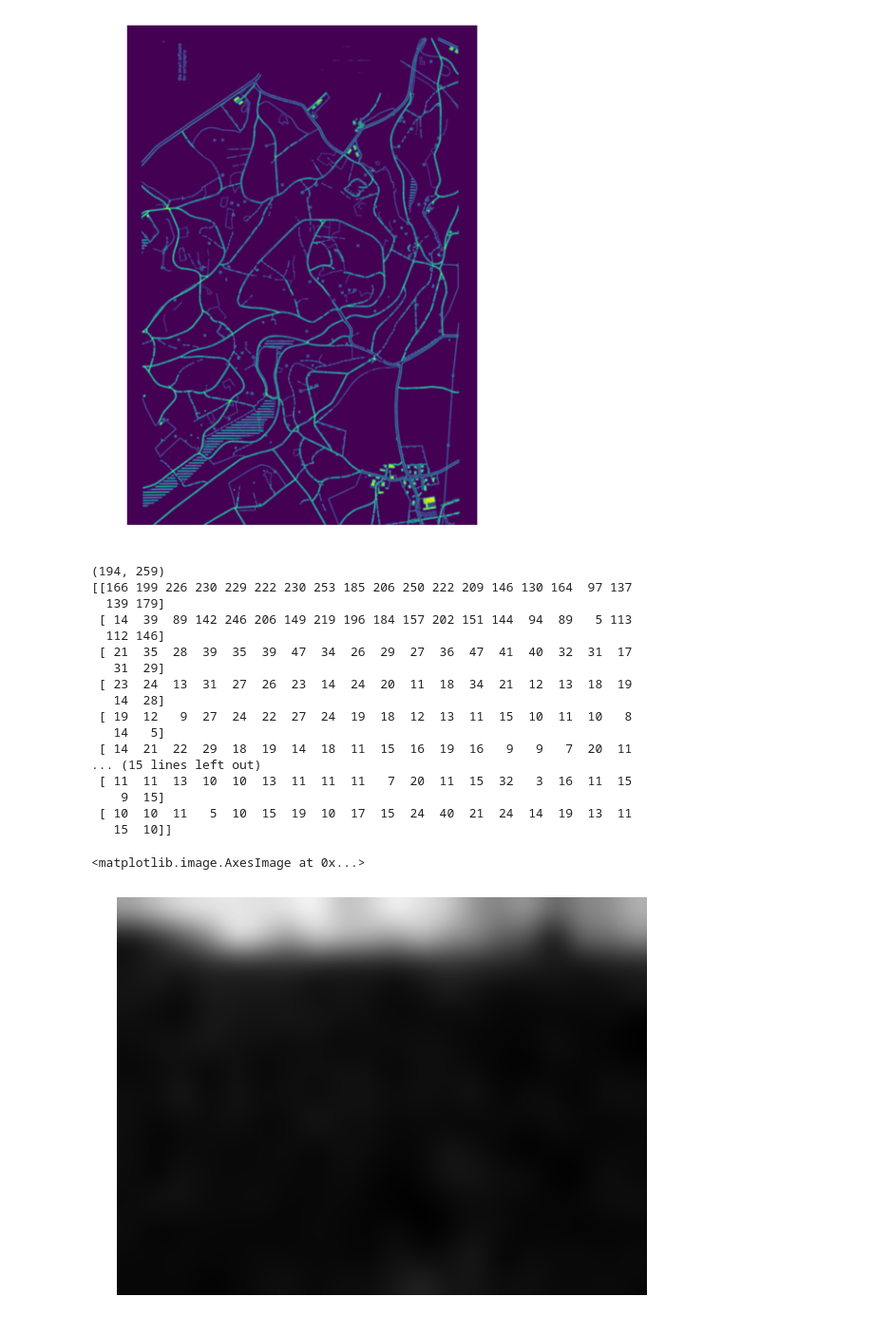
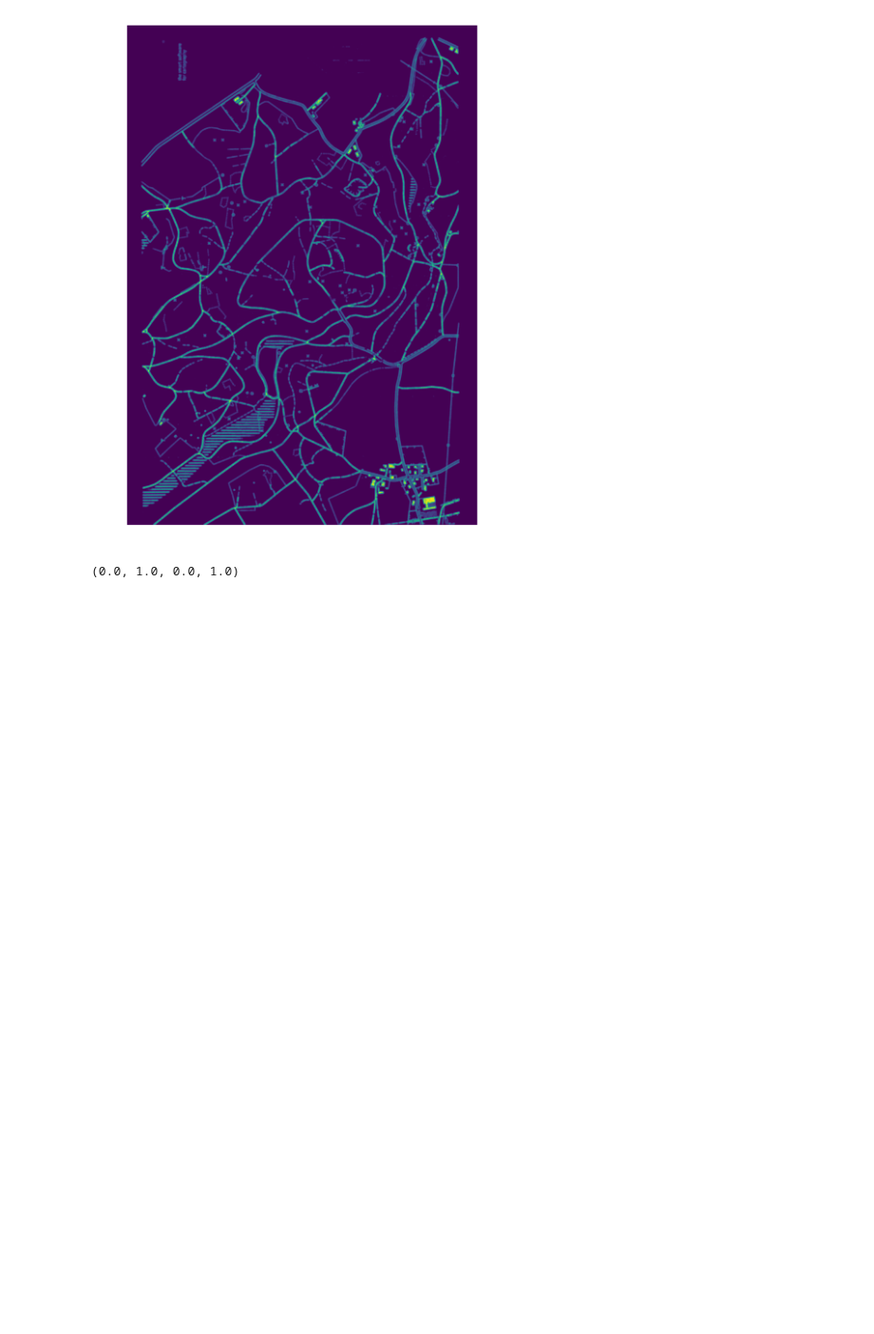
Before and after one commit to flavian112/olto3d, a Jupyter notebook: src/mapDigitalisation.ipynb, the cells around one changed output. Shown at 95% size. Saved outputs shown, nothing was run; the diff lists cells and outputs as text; code cells hidden in the pictures; blank space fills up the shorter version.

```diff
--- a/src/mapDigitalisation.ipynb
+++ b/src/mapDigitalisation.ipynb
@@ -123,38 +126,21 @@ plt.imshow(mask, interpolation="bicubic")
 <matplotlib.image.AxesImage at 0x...>
 [figure]
 # %%
-sd =  "ressources/maps/IMG_0183.jpg"
+sd = "ressources/maps/map1.jpg"
 im = src.filesystem.readImg(sd)
 im = cv2.cvtColor(im, cv2.COLOR_BGR2GRAY)
 
 
 im = cv2.resize(im,(0, 0), fx=0.1, fy =0.1)
-print(im.shape)
+#print(im.shape)
 
 im = im[150:165, 130:150]
 
-print(im)
+#print(im)
 cv2.imwrite("ressources/maps/IMG_0183_crop.jpg", im)
 plt.figure(figsize=[10,10])
 plt.axis('off')
-plt.imshow(im, interpolation="bicubic", cmap='gray')
+#plt.imshow(im, interpolation="bicubic", cmap='gray')
 # %% [output]
-(194, 259)
-[[166 199 226 230 229 222 230 253 185 206 250 222 209 146 130 164  97 137
-  139 179]
- [ 14  39  89 142 246 206 149 219 196 184 157 202 151 144  94  89   5 113
-  112 146]
- [ 21  35  28  39  35  39  47  34  26  29  27  36  47  41  40  32  31  17
-   31  29]
- [ 23  24  13  31  27  26  23  14  24  20  11  18  34  21  12  13  18  19
-   14  28]
- [ 19  12   9  27  24  22  27  24  19  18  12  13  11  15  10  11  10   8
-   14   5]
- [ 14  21  22  29  18  19  14  18  11  15  16  19  16   9   9   7  20  11
-... (15 lines left out)
- [ 11  11  13  10  10  13  11  11  11   7  20  11  15  32   3  16  11  15
-    9  15]
- [ 10  10  11   5  10  15  19  10  17  15  24  40  21  24  14  19  13  11
-   15  10]]
+(0.0, 1.0, 0.0, 1.0)
-<matplotlib.image.AxesImage at 0x...>
-[figure, old version]
+[figure, new version]
```
Also changed, not shown: parts of 4 cells of this notebook, 3 other files.
